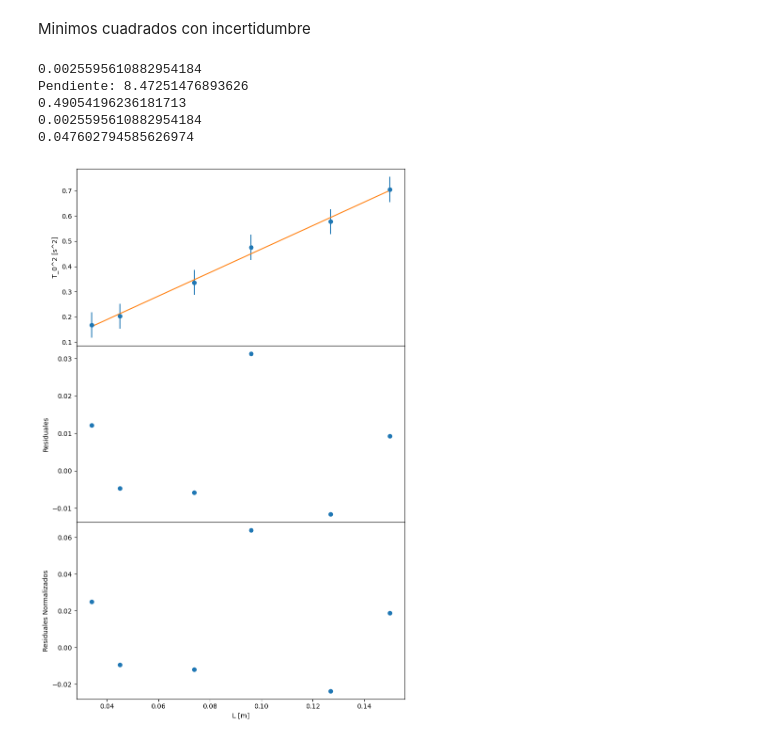
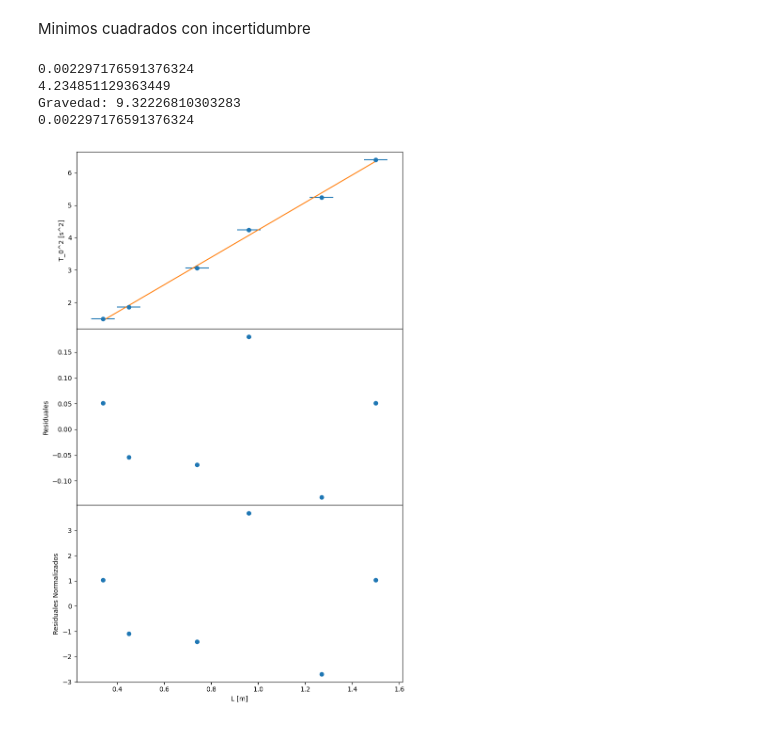
Before and after one commit to aleste2123/Ondas, a Jupyter notebook: pendulo simple/Minimos cuadrados.ipynb, the cells around one changed output. Drawn from its saved outputs; the diff is of its cells as text; code cells hidden in the pictures.

```diff
--- a/pendulo simple/Minimos cuadrados.ipynb
+++ b/pendulo simple/Minimos cuadrados.ipynb
@@ -74,42 +74,42 @@ def minimos_cuadrados_incertidumbre(x,y,i,name="Regresion",plot = False,Descarga
     sum_w = np.sum(w)
     delta_prima = (sum_w*sum_w_x_2)-(sum_w_x)**2
     pendiente = ((sum_w*sum_w_x_y)-(sum_w_x*sum_w_y))/delta_prima
     intercepto = ((sum_w_x_2*sum_w_y)-(sum_w_x*sum_w_x_y))/delta_prima
     error_inter = np.sqrt(sum_w_x_2/delta_prima)
     error_m = np.sqrt(sum_w/delta_prima)
     residuales = y-(pendiente*x)+intercepto
     normalize_residuales = (y-pendiente*x+intercepto)/error_m
     print(intercepto)
+
     if plot:
         fig, axs = plt.subplots(3, 1, figsize=(8, 12), sharex=True, gridspec_kw={'hspace': 0})
-        axs[0].errorbar(x, y, yerr=i, fmt='o')
+        axs[0].errorbar(x, y, xerr=i, fmt='o')
         axs[0].plot(x,pendiente*x+intercepto)
         axs[1].scatter(x,residuales)
         axs[2].scatter(x,normalize_residuales)
         axs[0].set_ylabel('T_0^2 [s^2]')
         axs[1].set_ylabel('Residuales')
         axs[2].set_ylabel('Residuales Normalizados')
         plt.xlabel('L [m]')
         plt.tight_layout()
         if Descargar:
             ruta = os.getcwd()
             name =name+".png"
             ruta_completa = f"{ruta}/{name}"
             plt.savefig(ruta_completa, bbox_inches='tight', pad_inches=1.0)
     return pendiente,intercepto, error_inter, error_m
 
-x_ = np.array([15, 12.7,9.6,7.4,4.5,3.4])*0.01
-y_ = np.array([0.84,0.76, 0.69, 0.58, 0.45, 0.41])**2
+x_ = np.array([1.50, 1.27,.96,.74,.45,.34])
+y_ = np.array([2.53,2.29,2.06,1.75,1.36,1.22])**2
 w_ = np.array([1,1, 1, 1, 1, 1])*0.05
 m,b,e,e_ = minimos_cuadrados_incertidumbre(x_,y_,w_, plot =True)
-print("Pendiente:", 4*(np.pi**2)/m)
-print(e_)
+print(m)
+print("Gravedad:", 4*(np.pi**2)/m)
+
 print(b)
-print(e)
 # %% [output]
-0.0025595610882954184
-Pendiente: 8.47251476893626
-0.49054196236181713
-0.0025595610882954184
-0.047602794585626974
+0.002297176591376324
+4.234851129363449
+Gravedad: 9.32226810303283
+0.002297176591376324
-[figure, old version]
+[figure, new version]
```
